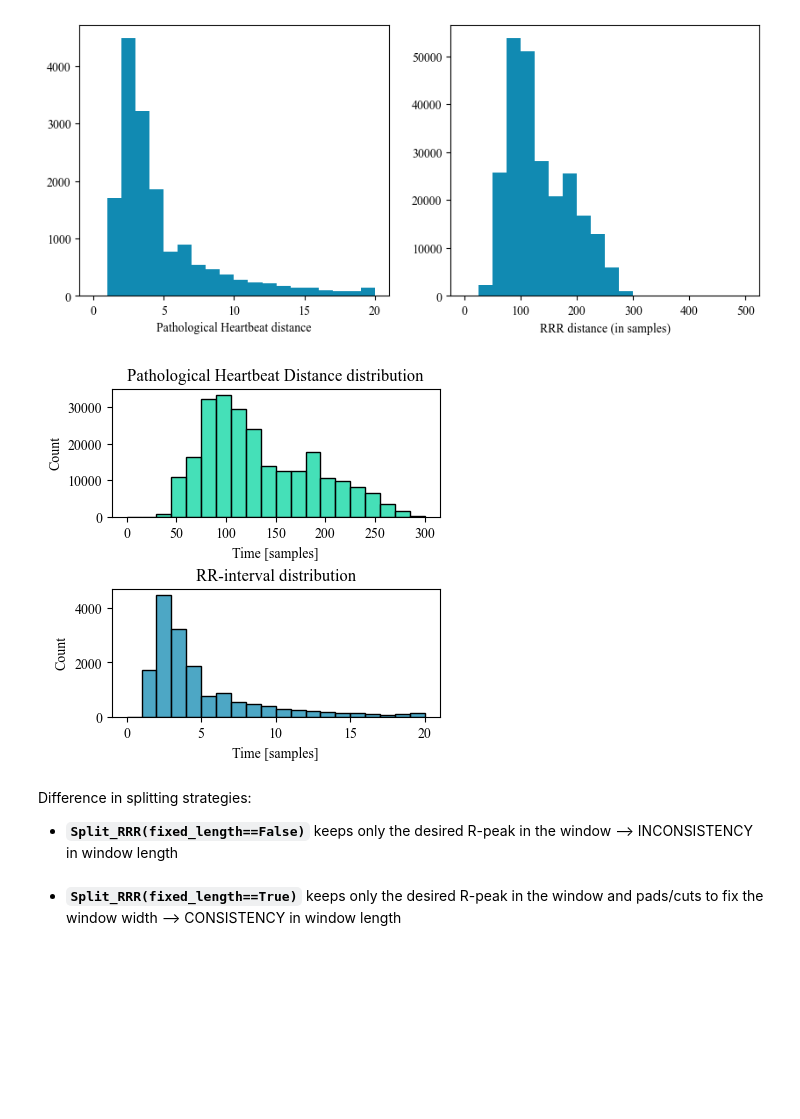
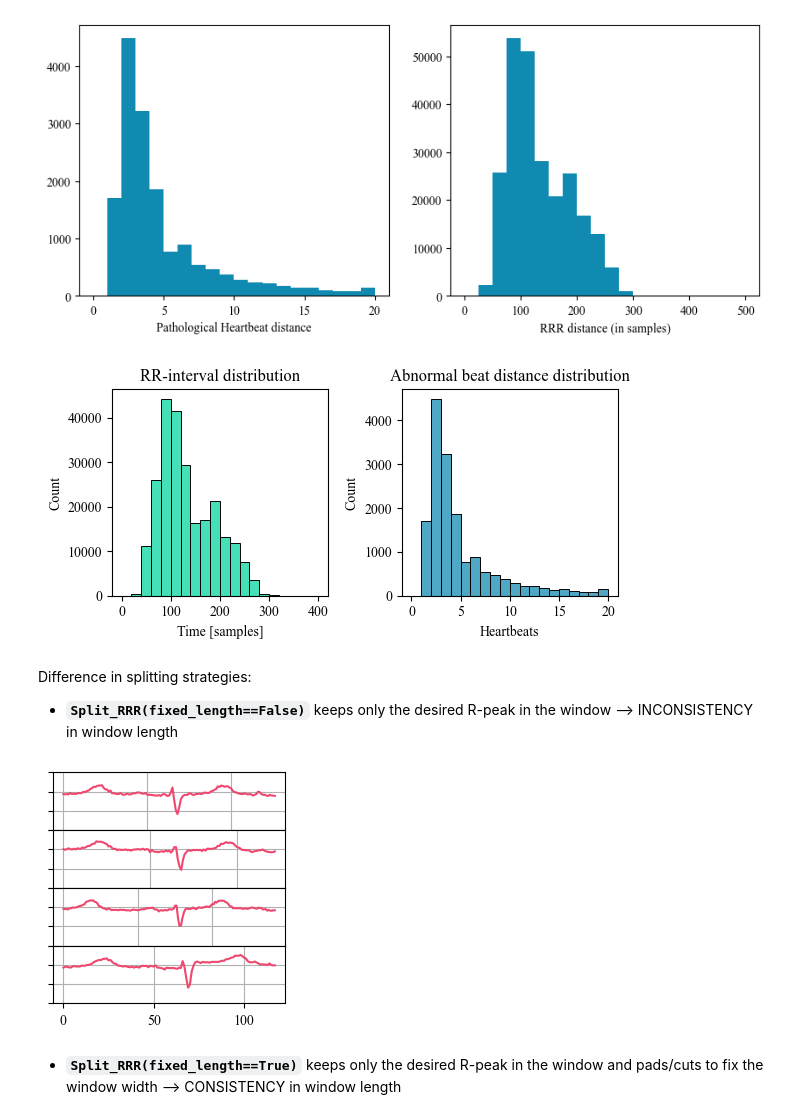
Before and after one commit to alberto-rota/PAC-PVC-Beat-Classifier-for-ECGs, a Jupyter notebook: gold.ipynb, the cells around one changed output. Saved outputs shown, nothing was run; the diff lists cells and outputs as text; code cells hidden in the pictures; blank space fills up the shorter version.

```diff
--- a/gold.ipynb
+++ b/gold.ipynb
@@ -14,6 +14,8 @@ import matplotlib as mpl
 import seaborn as sns
 mpl.rcParams.update(mpl.rcParamsDefault)
 mpl.rcParams['font.sans-serif'] = "Times New Roman"
+mpl.rcParams['font.size'] = 10
+
 import seaborn as sns
 import tarfile
 import math
@@ -103,39 +105,40 @@ class Patient:
         if windowstart is None: windowstart = randint(0,self.samples-xrange)
 
         if not splitleads:
-            plt.figure(figsize=(10,7))
+            fig = plt.figure(figsize=(4,3),constrained_layout=True)
             plt.subplot(2,1,1)
-        if splitleads: plt.figure(figsize=(10,2.5))
+        if splitleads: fig = plt.figure(figsize=(4,2))
         plt.plot(self.time,self.lead1,color=color['lead'])
         plt.scatter(self.rpeaks[self.peaklabels=='N']/self.fs,self.lead1[self.rpeaks[self.peaklabels=='N']],
-            color=color['N'],s=500,alpha=0.5,label="Normal")
+            color=color['N'],s=200,alpha=0.5,label="Normal")
         plt.scatter(self.rpeaks[self.peaklabels=='S']/self.fs,self.lead1[self.rpeaks[self.peaklabels=='S']],
-            color=color['S'],s=500,alpha=0.5,label="SopraVentricular")
+            color=color['S'],s=200,alpha=0.5,label="SopraVentricular")
         plt.scatter(self.rpeaks[self.peaklabels=='V']/self.fs,self.lead1[self.rpeaks[self.peaklabels=='V']],
-            color=color['V'],s=500,alpha=0.5,label="Ventricular")
+            color=color['V'],s=200,alpha=0.5,label="Ventricular")
         plt.grid(True)
         plt.xlim([windowstart/self.fs,(windowstart+xrange)/self.fs])
         plt.title(f"Patient #{self.id} - ECG lead 1")
         if splitleads: plt.xlabel("Time [seconds]")
-        plt.legend(loc='center left', bbox_to_anchor=(1, 0.5))
+        if splitleads: plt.legend(loc='upper center', bbox_to_anchor=(0.5, -0.4),ncol=3)
         if splitleads: plt.show()
 
         if not splitleads:
             plt.subplot(2,1,2)
-        if splitleads: plt.figure(figsize=(10,2.5))
+        if splitleads: plt.figure(figsize=(4,2))
         plt.plot(self.time,self.lead2,color=color['lead'])
         plt.scatter(self.rpeaks[self.peaklabels=='N']/self.fs,self.lead2[self.rpeaks[self.peaklabels=='N']],
-            color=color['N'],s=500,alpha=0.5,label="Normal")
+            color=color['N'],s=200,alpha=0.5,label="Normal")
         plt.scatter(self.rpeaks[self.peaklabels=='S']/self.fs,self.lead2[self.rpeaks[self.peaklabels=='S']],
-            color=color['S'],s=500,alpha=0.5,label="SopraVentricular")
+            color=color['S'],s=200,alpha=0.5,label="SopraVentricular")
         plt.scatter(self.rpeaks[self.peaklabels=='V']/self.fs,self.lead2[self.rpeaks[self.peaklabels=='V']],
-            color=color['V'],s=500,alpha=0.5,label="Ventricular")
+            color=color['V'],s=200,alpha=0.5,label="Ventricular")
         plt.grid(True)
         plt.xlim([windowstart/self.fs,(windowstart+xrange)/self.fs])
         plt.title(f"Patient #{self.id} - ECG lead 2")
         plt.xlabel("Time [seconds]")
-        plt.legend(loc='center left', bbox_to_anchor=(1, 0.5))
+        plt.legend(loc='upper center', bbox_to_anchor=(0.5, -0.4),ncol=3)
         plt.show()
+        return fig
 
     def split_RRR(self,borders=0.05, fixed_length=False):
         border_samples = round(borders*(self.rpeaks[0]))
@@ -302,19 +307,21 @@ plt.show()
 # %% [output]
 [figure]
 # %%
-plt.figure(figsize=(4,4), constrained_layout=True)
-plt.subplot(2,1,1)
-sns.histplot(RRR,bins=20,binrange=[0,300], color = color['N'])
-plt.xlabel("Time [samples]")
-plt.title("Pathological Heartbeat Distance distribution")
-plt.subplot(2,1,2)
-sns.histplot(intervals,bins=20,binrange=[0,20], color = color['X'])
+plt.figure(figsize=(6,3))
+plt.subplot(1,2,1)
+sns.histplot(RRR,bins=20,binrange=[0,400], color = color['N'])
 plt.xlabel("Time [samples]")
 plt.title("RR-interval distribution")
-plt.savefig(os.path.join(images,"histograms.jpg"))
+plt.subplot(1,2,2)
+sns.histplot(intervals,bins=20,binrange=[0,20], color = color['X'])
+plt.xlabel("Heartbeats")
+plt.title("Abnormal beat distance distribution")
+plt.subplots_adjust(wspace=0.4)
+plt.tight_layout()
+plt.savefig(os.path.join(images,"histograms.jpg"),dpi=200)
 plt.show()
 # %% [output]
-[figure, old version]
+[figure, new version]
 # %% [markdown]
 Difference in splitting strategies:
 * **`Split_RRR(fixed_length==False)`** keeps only the desired R-peak in the window --> INCONSISTENCY in window length
@@ -330,7 +337,9 @@ for p,i in enumerate(idxs):
     plt.yticks(ticks=yt,labels=[])
     plt.subplots_adjust(wspace=0, hspace=0)
     plt.grid(True)
-    plt.xlim([-20,350])
+plt.show()
+# %% [output]
+[figure, added]
 # %% [markdown]
 * **`Split_RRR(fixed_length==True)`** keeps only the desired R-peak in the window and pads/cuts to fix the window width --> CONSISTENCY in window length
 # %%
```
Also changed, not shown: parts of 12 cells of this notebook, 21 other files.
